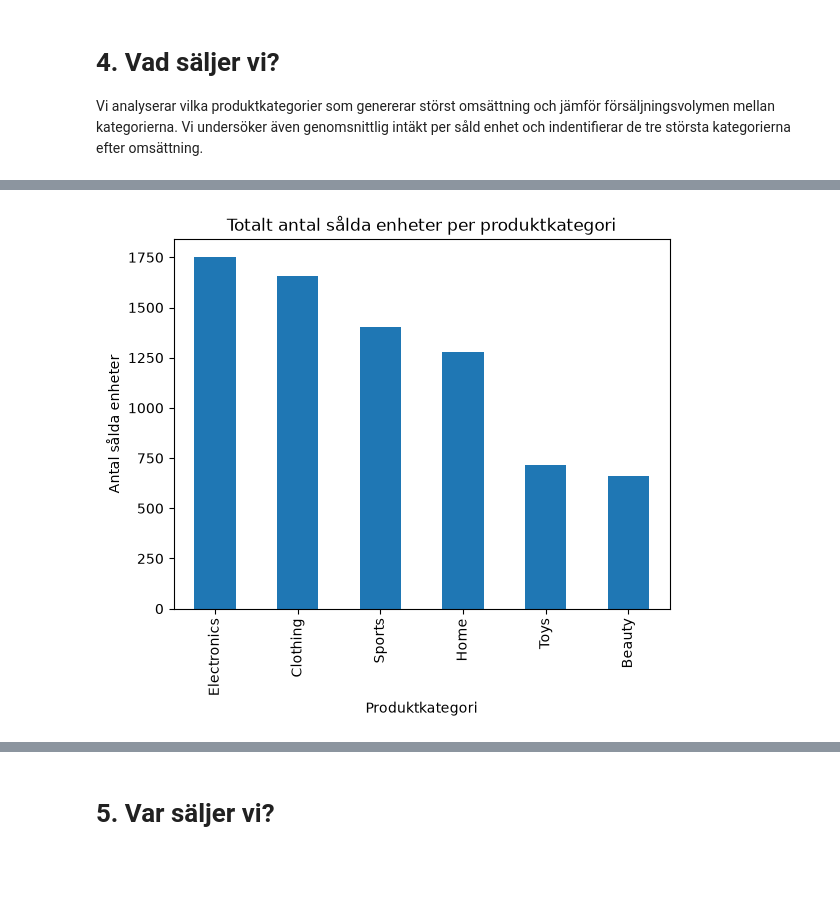
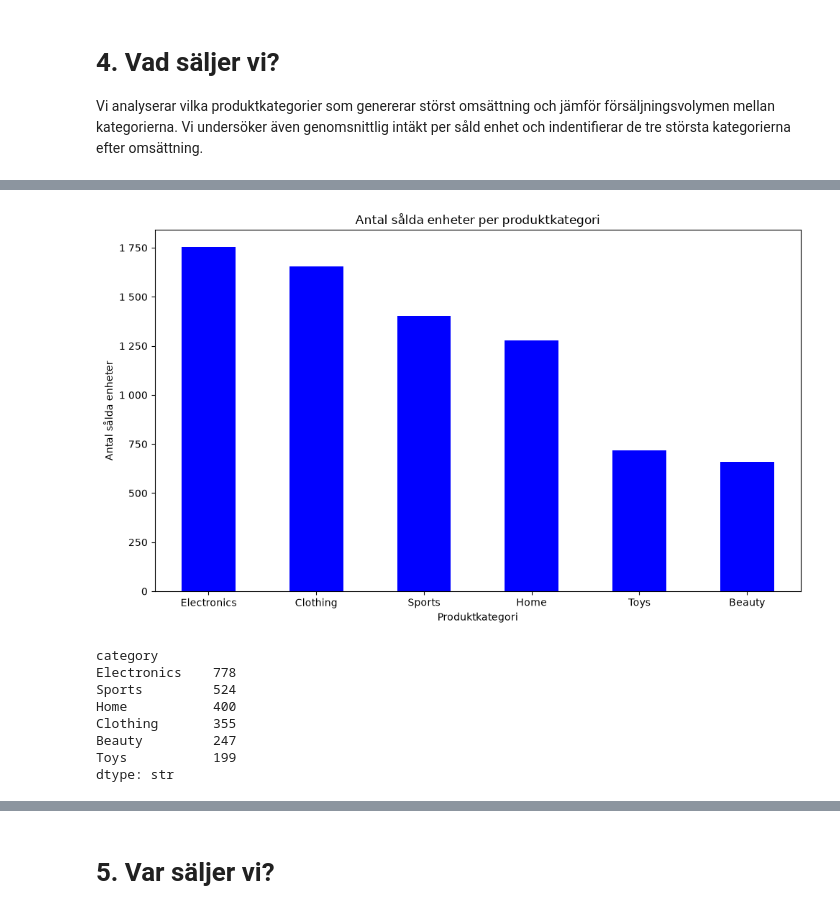
Before and after one commit to VafaNasirova-analytics/e-handel-analys, a Jupyter notebook: notebooks/report.ipynb, the cells around one changed output, grey strips where cells are left out. Cells and saved outputs as stored; diff of their text form; code cells hidden in the pictures; blank space fills up the shorter version.

```diff
--- a/notebooks/report.ipynb
+++ b/notebooks/report.ipynb
@@ -86,10 +140,14 @@ Name: revenue, dtype: float64
 # %%
-#Antal sålda per kategori samt andel sålda per kategori.
-antal_salda_per_kategori=df.groupby("category")["units"].sum().sort_values(ascending=False)
-print(antal_salda_per_kategori)
-totalt_antal_salda=df["units"].sum()
-andel_salda_per_kategori=(antal_salda_per_kategori/totalt_antal_salda)*100
-print(andel_salda_per_kategori.round(0))
+import importlib
+import src.metrics
+
+importlib.reload(src.metrics)
+
+from src.metrics import units_by_category
+
+enheter_per_kategori=units_by_category(df)
+
+print(enheter_per_kategori)
 # %% [output]
 category
 Electronics    1753
@@ -138,8 +160,31 @@ plt.show()
-# %%
-antal_salda_per_kategori.plot(kind="bar")
-plt.title("Totalt antal sålda enheter per produktkategori")
-plt.xlabel("Produktkategori")
-plt.ylabel("Antal sålda enheter")
-plt.show()
-# %% [output]
-[figure, removed]
+# %%
+import importlib
+import src.viz
+
+importlib.reload(src.viz)
+
+from src.viz import plot_units_by_category
+
+plot_units_by_category(enheter_per_kategori)
+# %% [output]
+[figure, added]
+# %%
+import importlib
+import src.metrics
+
+importlib.reload(src.metrics)
+
+from src.metrics import revenue_per_unit_by_category
+
+intakt_per_enhet = revenue_per_unit_by_category(df)
+
+print(intakt_per_enhet.map(lambda x: f"{x:,.0f}".replace("," , " ")))
+# %% [output]
+category
+Electronics    778
+Sports         524
+Home           400
+Clothing       355
+Beauty         247
+Toys           199
+dtype: str
```
Also changed, not shown: parts of 47 cells of this notebook, 2 other files.
